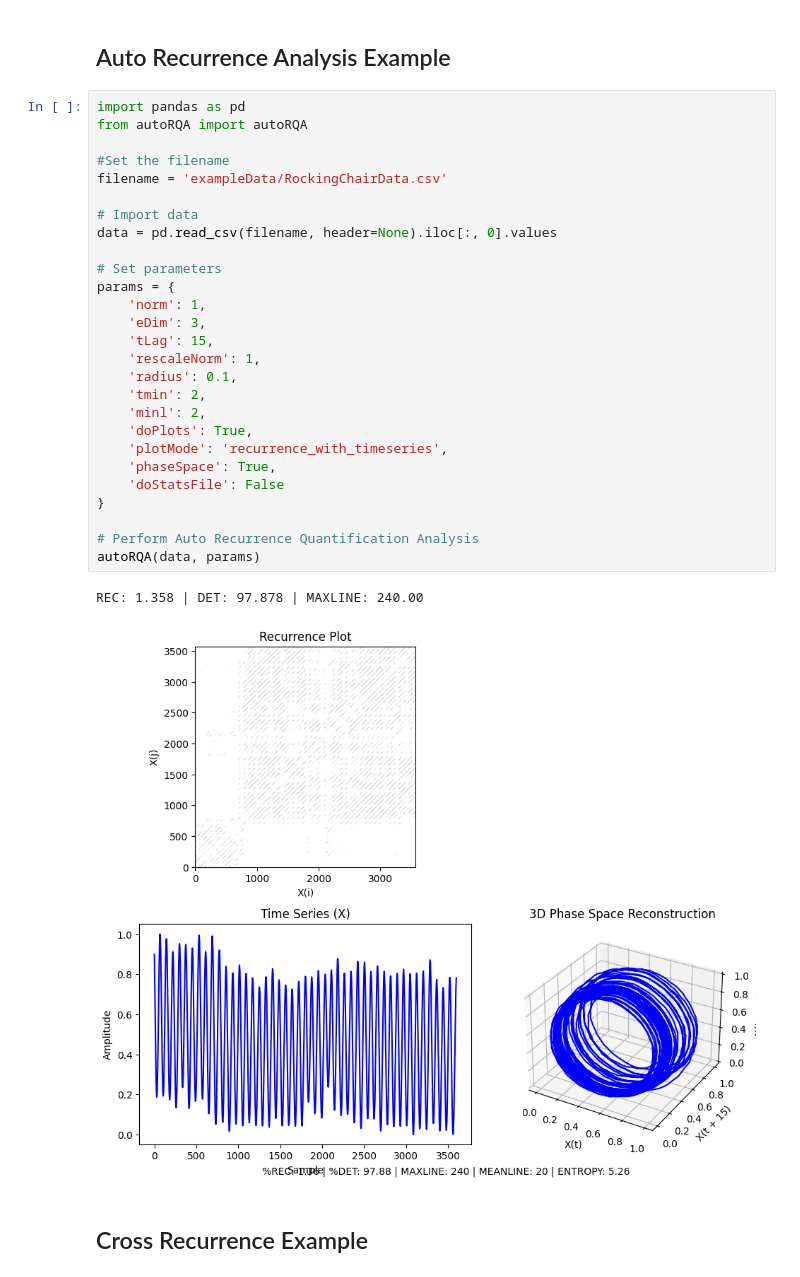
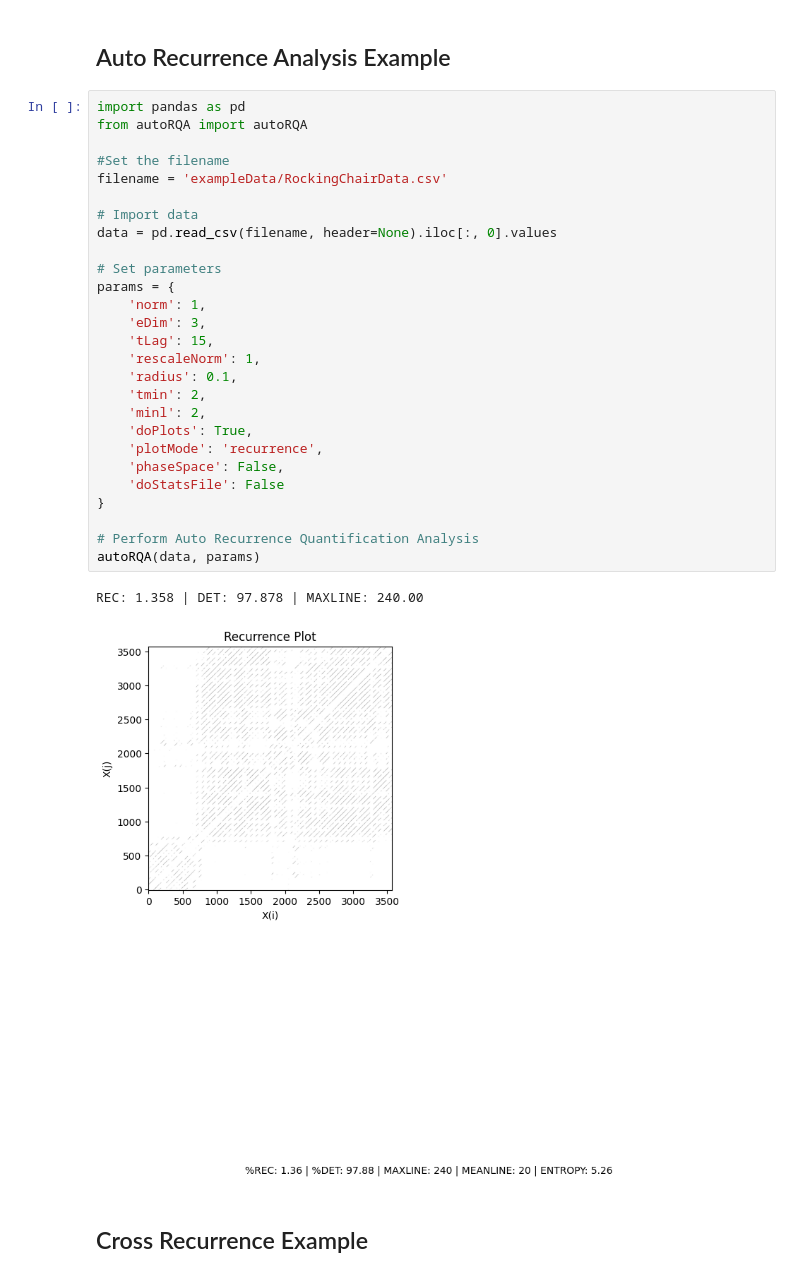
Before and after one commit to cartersale/Recurrence-Quantification-Analysis, a Jupyter notebook: analysisExamples.ipynb, the cells around one changed output. Cells and saved outputs as stored; diff of their text form.

```diff
--- a/analysisExamples.ipynb
+++ b/analysisExamples.ipynb
@@ -3,33 +3,33 @@
 # %%
 import pandas as pd
 from autoRQA import autoRQA
 
 #Set the filename
 filename = 'exampleData/RockingChairData.csv'
 
 # Import data
 data = pd.read_csv(filename, header=None).iloc[:, 0].values
 
 # Set parameters
 params = {
     'norm': 1,
     'eDim': 3,
     'tLag': 15,
     'rescaleNorm': 1,
     'radius': 0.1,
     'tmin': 2,
     'minl': 2,
     'doPlots': True,
-    'plotMode': 'recurrence_with_timeseries',
-    'phaseSpace': True,
+    'plotMode': 'recurrence',
+    'phaseSpace': False,
     'doStatsFile': False
 }
 
 # Perform Auto Recurrence Quantification Analysis
 autoRQA(data, params)
 # %% [output]
 REC: 1.358 | DET: 97.878 | MAXLINE: 240.00
-[figure, old version]
+[figure, new version]
 # %% [markdown]
 ## Cross Recurrence Example
 # %%
```
Also changed, not shown: parts of 1 cell of this notebook, 1 other file.
